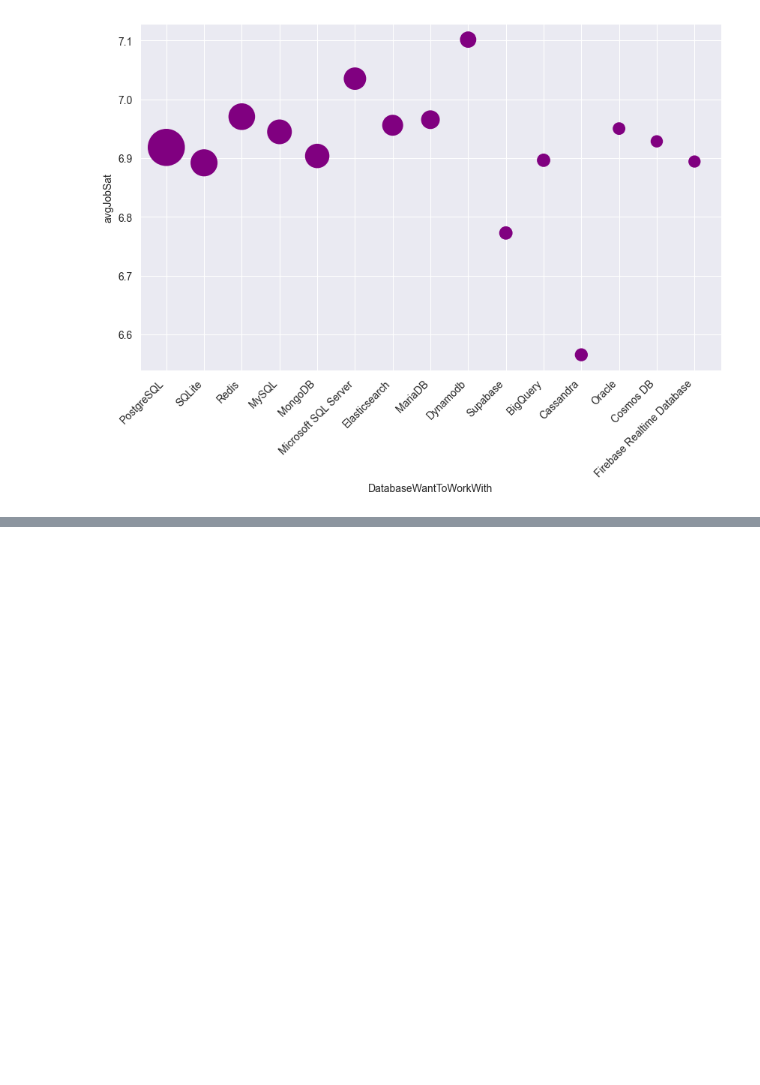
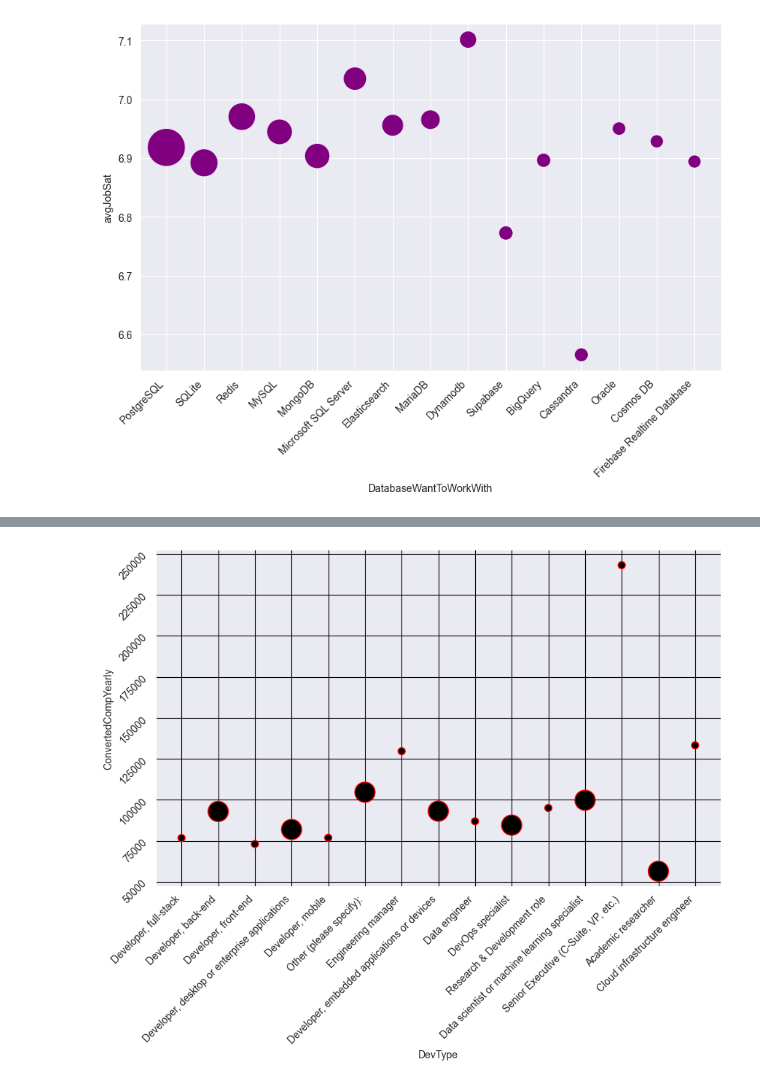
Before and after one commit to Hasan082/Data-Analysis, a Jupyter notebook: Capstone_project/Bubble_Plots.ipynb, the cells around one changed output, grey strips where cells are left out. Cells and saved outputs as stored; diff of their text form; code cells hidden in the pictures; blank space fills up the shorter version.

Commit message:
Bubble Plot for Compensation Across Developer Roles

```diff
--- a/Capstone_project/Bubble_Plots.ipynb
+++ b/Capstone_project/Bubble_Plots.ipynb
@@ -214,0 +220,9 @@ plt.show()
+# %%
+df_agg_devType = df_cleaned.groupby('DevType').agg(
+    RespondentCount = ('DevType', 'count'),
+    avgJobSat = ('JobSat', 'mean'),
+    avgCom = ('ConvertedCompYearly', 'mean'),
+).reset_index()
+df_agg_devType = df_agg_devType.dropna(subset=['DevType', 'avgJobSat', 'avgCom'])
+df_agg_devType = df_agg_devType.sort_values(by='RespondentCount', ascending=False).head(15)
+df_agg_devType.head(5)
@@ -214,0 +236,19 @@ plt.show()
+# %%
+plt.figure(figsize=(10, 6))
+plt.scatter(
+    x=df_agg_devType['DevType'],
+    y=df_agg_devType['avgCom'],
+    s=df_agg_devType['RespondentCount'],
+    alpha=1,
+    sizes=(50, 400),
+    edgecolors='red',
+    color='black'
+)
+plt.xlabel('DevType')
+plt.ylabel('ConvertedCompYearly')
+plt.xticks(rotation=45, ha='right')
+plt.yticks(rotation=45, ha='right')
+plt.grid(True, linestyle='-', alpha=1, color='black')
+plt.show()
+# %% [output]
+[figure, added]
```
Also changed, not shown: parts of 2 cells of this notebook.
